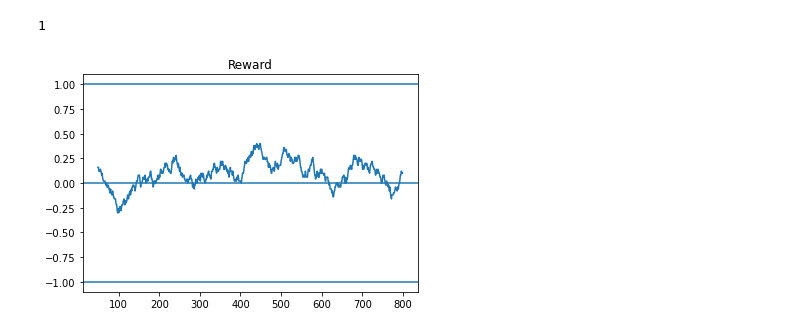
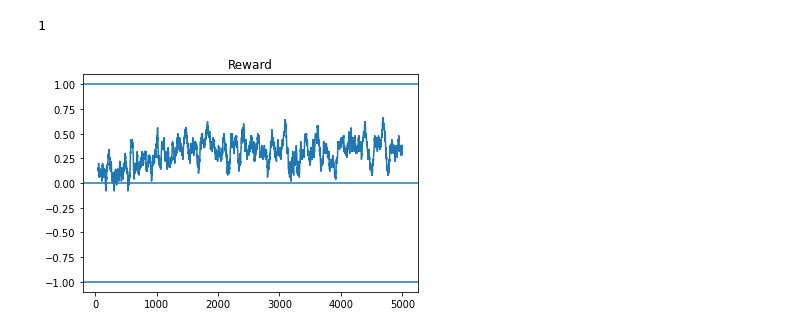
Before and after one commit to HumanCompatibleAI/better-adversarial-defenses, a Jupyter notebook: rps_threat_estimation_poc.ipynb, the cells around one changed output. Cells and saved outputs as stored; diff of their text form; code cells hidden in the pictures.

Commit message:
Add in-model re-training and reward sign change

```diff
--- a/rps_threat_estimation_poc.ipynb
+++ b/rps_threat_estimation_poc.ipynb
@@ -86,7 +96,7 @@ class RPCAgent(object):
         self.noise_dim = noise_dim
         self.identity = identity
         self.model = tf.keras.Sequential([
-            tf.keras.layers.Dense(10, input_shape=(self.noise_dim,), activation='relu'),
+            tf.keras.layers.Dense(10, input_shape=(self.noise_dim,), activation='linear'),
             tf.keras.layers.Dense(n_act, activation=None),
           tf.keras.layers.Softmax(),
         ])
@@ -413,7 +423,7 @@ acts = np.array(acts)
 # %%
 def fit_rl_agent_on_supervised_data(agent, xis, acts, epochs=10, do_plot=False):
     """Fit the policy on given data in a supervised way."""
-    optimizer = tf.keras.optimizers.SGD()
+    optimizer = tf.keras.optimizers.Adam(1e-2)
     loss_fcn = tf.keras.losses.SparseCategoricalCrossentropy()
 
     def epoch():
@@ -611,8 +621,8 @@ AGENTS = [A1, A2]
 true_opponent = AGENTS.index(A2)
 print(true_opponent)
 
-A1.do_train = True
-A2.do_train = False
+A1.do_train = False
+A2.do_train = True
 
 # to track the performance
 m = Monitor(agents=AGENTS)
@@ -620,14 +630,14 @@ m = Monitor(agents=AGENTS)
 1
 # %%
 U = Universe(environment=env, agents=[A1, A2], monitor=m, invert_reward_2=True)
-for _ in tqdm(range(100)):
+for _ in tqdm(range(5000)):
     rew = U.episode()
 
 plt.title("Reward")
 plt.plot(pd.Series(A1.reward_by_opponent[A2]).rolling(50).mean())
 plt.axhline(0)
 plt.axhline(1)
 plt.axhline(-1)
 plt.show()
 # %% [output]
-[figure, old version]
+[figure, new version]
```
Also changed, not shown: parts of 16 cells of this notebook.
